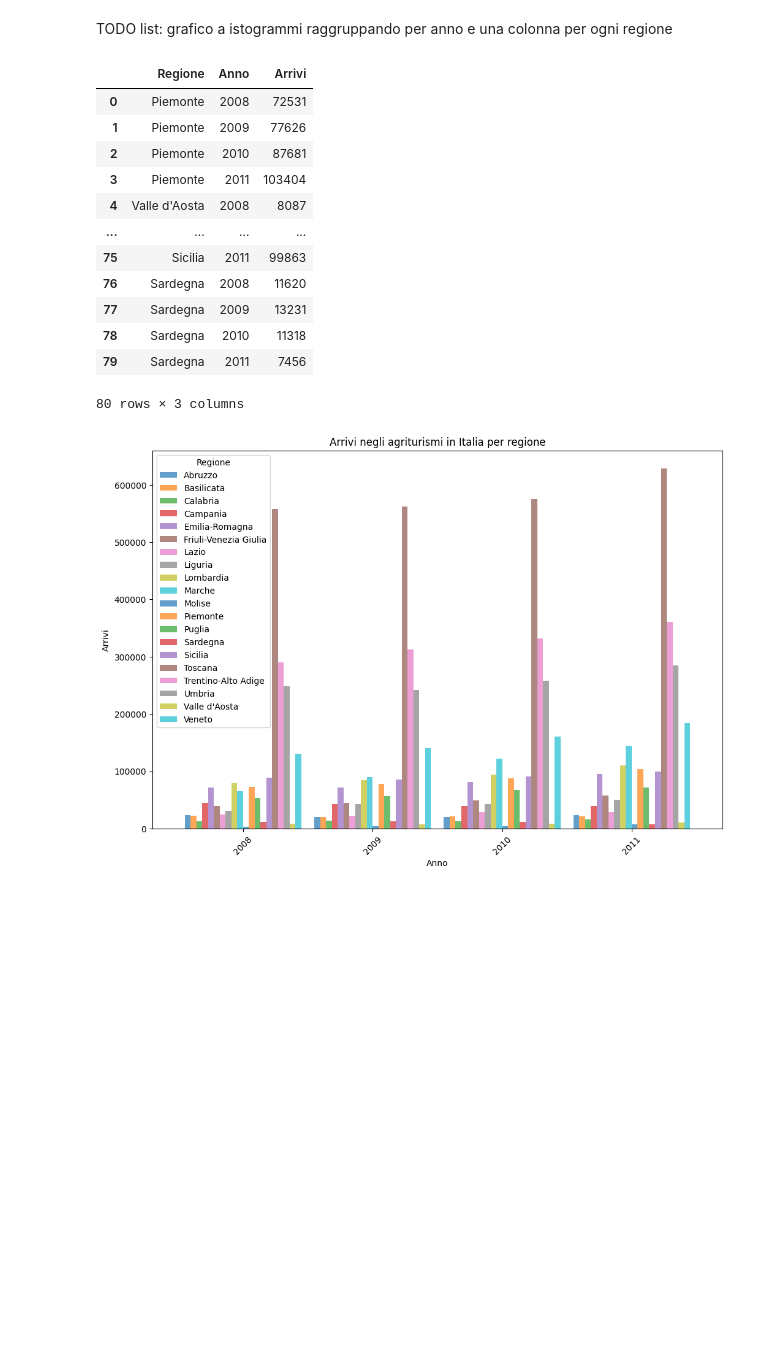
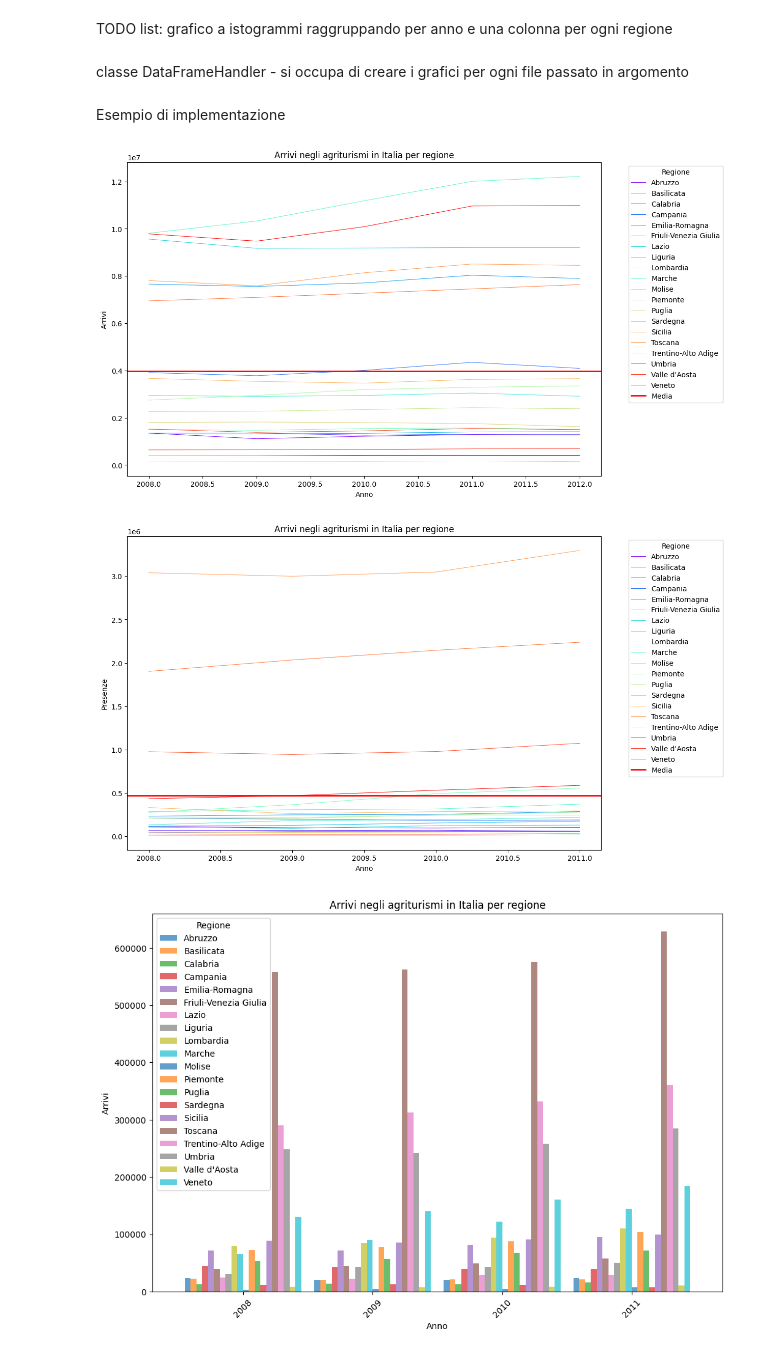
Before and after one commit to nicolaaggeri/Prj_python, a Jupyter notebook: Prj_python.ipynb, the cells around one changed output. Drawn from its saved outputs; the diff is of its cells as text; code cells hidden in the pictures; blank space fills up the shorter version.

```diff
--- a/Prj_python.ipynb
+++ b/Prj_python.ipynb
@@ -3,26 +3,5 @@
 # %% [markdown]
 TODO list:
 grafico a istogrammi raggruppando per anno e una colonna per ogni regione
-# %%
-import pandas as pd
-import matplotlib.pyplot as plt
-import matplotlib.cm as cm
-import numpy as np
-
-data = pd.read_csv('https://raw.githubusercontent.com/FabioGagliardiIts/datasets/main/dati_turismo/Arrivi-negli-agriturismi-in-Italia-per-regione.csv', sep= ';')
-
-display(data)
-# %% [output]
-|  | Regione | Anno | Arrivi |
-| 0 | Piemonte | 2008 | 72531 |
-| 1 | Piemonte | 2009 | 77626 |
-| 2 | Piemonte | 2010 | 87681 |
-| 3 | Piemonte | 2011 | 103404 |
-| 4 | Valle d'Aosta | 2008 | 8087 |
-| ... | ... | ... | ... |
-| 75 | Sicilia | 2011 | 99863 |
-| 76 | Sardegna | 2008 | 11620 |
-| 77 | Sardegna | 2009 | 13231 |
-| 78 | Sardegna | 2010 | 11318 |
-| 79 | Sardegna | 2011 | 7456 |
-80 rows × 3 columns
+# %% [markdown]
+classe DataFrameHandler - si occupa di creare i grafici per ogni file passato in argomento
@@ -29,3 +100,17 @@ display(data)
+# %% [markdown]
+Esempio di implementazione
+# %%
+data = pd.read_csv('https://raw.githubusercontent.com/FabioGagliardiIts/datasets/main/dati_turismo/Arrivi-negli-esercizi-alberghieri-in-Italia-per-regione.csv', sep= ';')
+
+df_handler = DataFrameHandler
+df_handler.plot_file_arrivi(data)
+
+data = pd.read_csv('https://raw.githubusercontent.com/FabioGagliardiIts/datasets/main/dati_turismo/Presenze-negli-agriturismi-in-Italia-per-regione.csv', sep= ';')
+
+df_handler.plot_file_presenze(data)
+# %% [output]
+[figure, added]
+[figure, added]
 # %%
 # Assuming 'data' is your initial DataFrame
 data = pd.DataFrame
```
Also changed, not shown: parts of 1 cell of this notebook.
